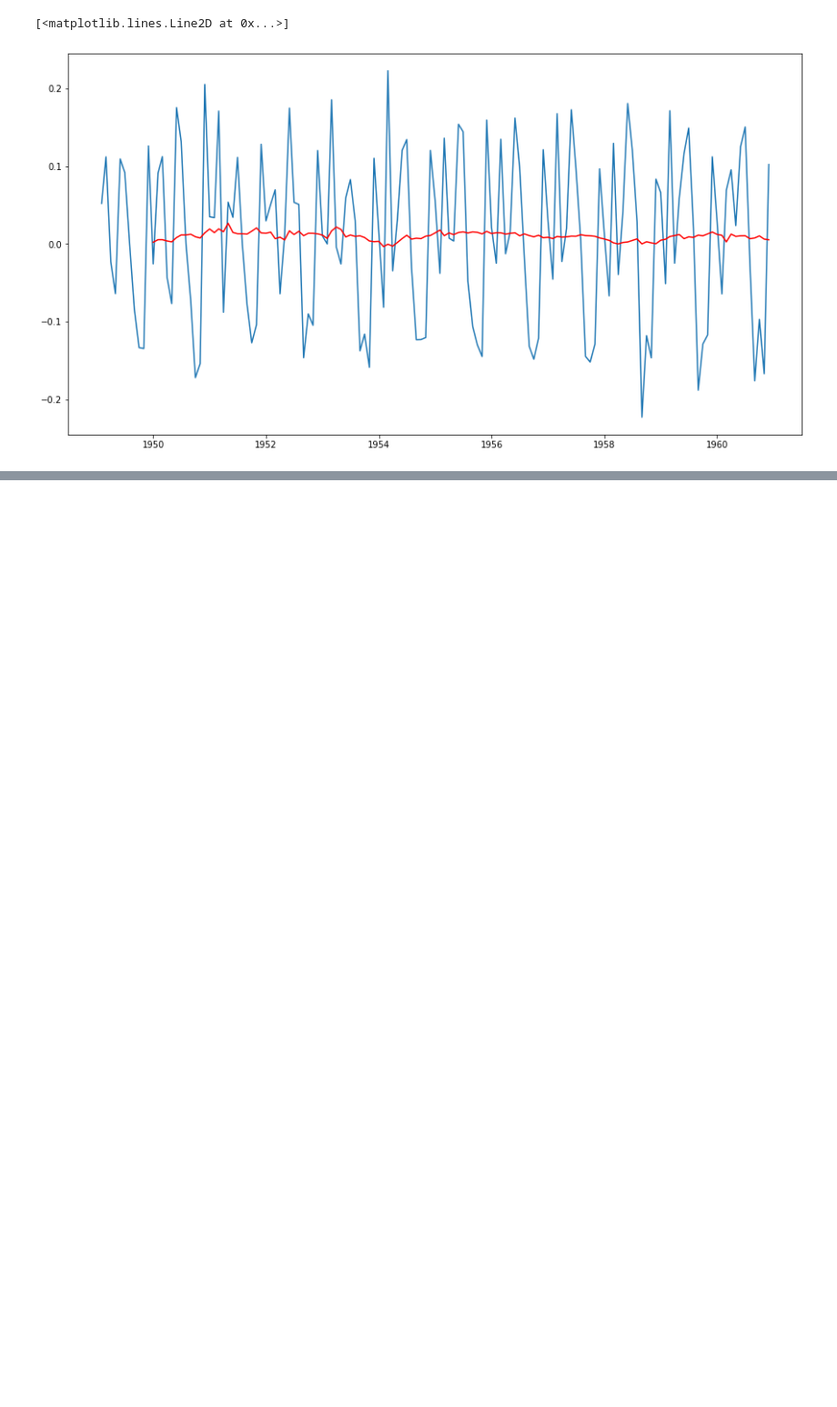
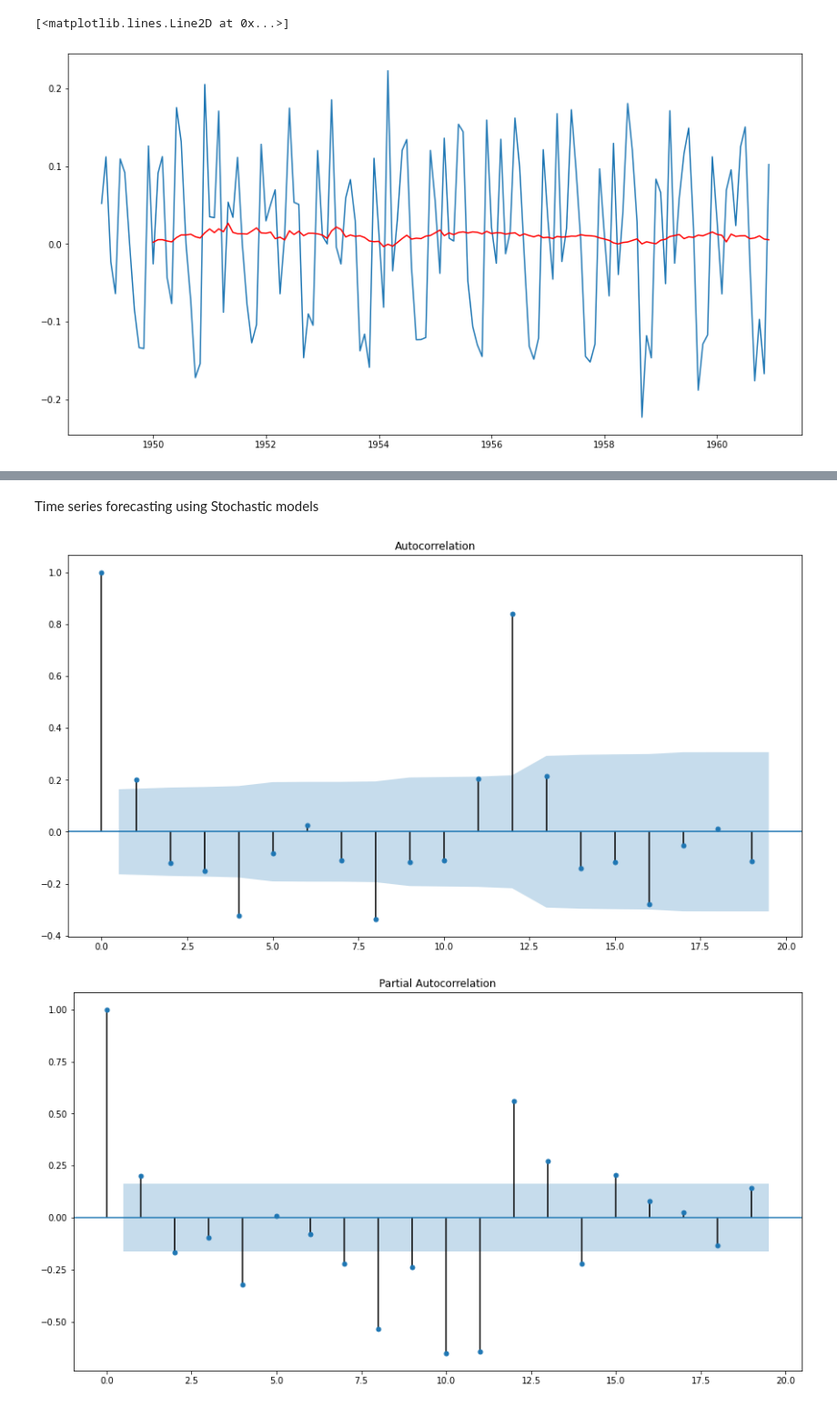
Before and after one commit to victoruwazurike1/Hamoye_Internship_Notebooks, a Jupyter notebook: hamoye_wrangling_time_series.ipynb, the cells around one changed output, grey strips where cells are left out. Shown at 91% size. Drawn from its saved outputs; the diff is of its cells as text; code cells hidden in the pictures; blank space fills up the shorter version.

```diff
--- a/hamoye_wrangling_time_series.ipynb
+++ b/hamoye_wrangling_time_series.ipynb
@@ -181,0 +189,14 @@ plt.plot(df_diff.rolling( 12 ).mean(), color= 'red' )
+# %% [markdown]
+Time series forecasting using Stochastic models
+# %%
+from statsmodels.tsa.stattools import acf, pacf
+from statsmodels.graphics.tsaplots import plot_acf, plot_pacf
+#ACF
+plot_acf(df_diff, lags = range(0,20))
+plt.show()
+#PACF
+plot_pacf(df_diff, lags = range(0,20))
+plt.show()
+# %% [output]
+[figure, added]
+[figure, added]
```
Also changed, not shown: parts of 5 cells of this notebook.
